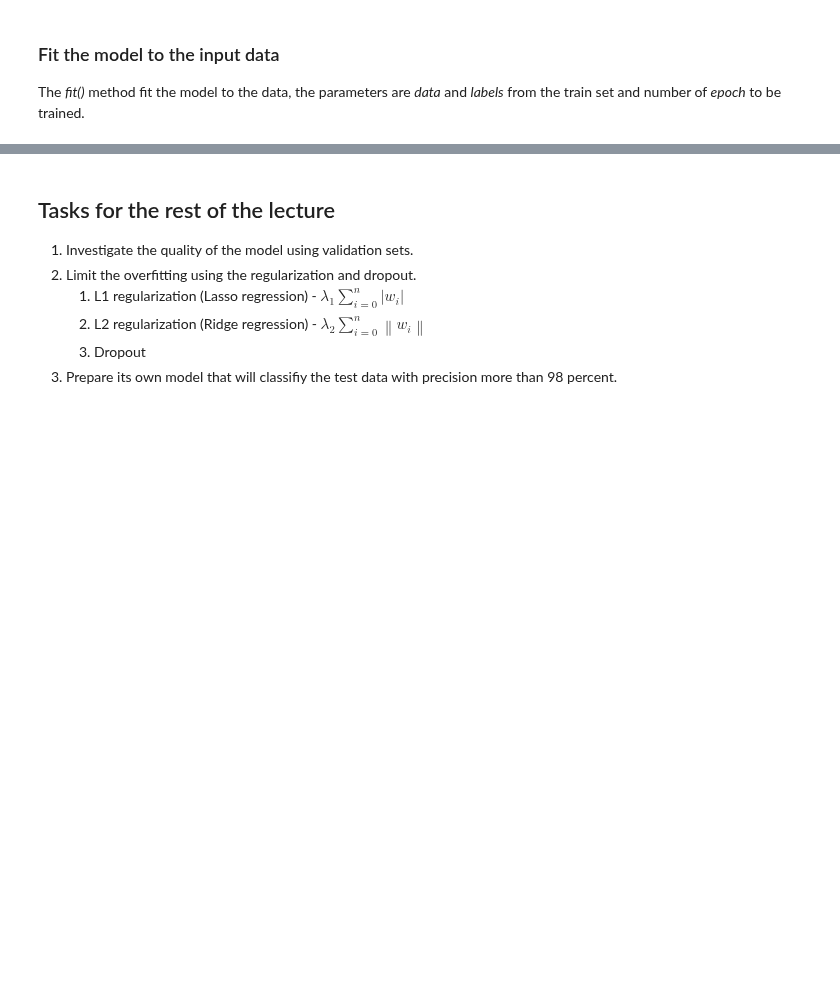
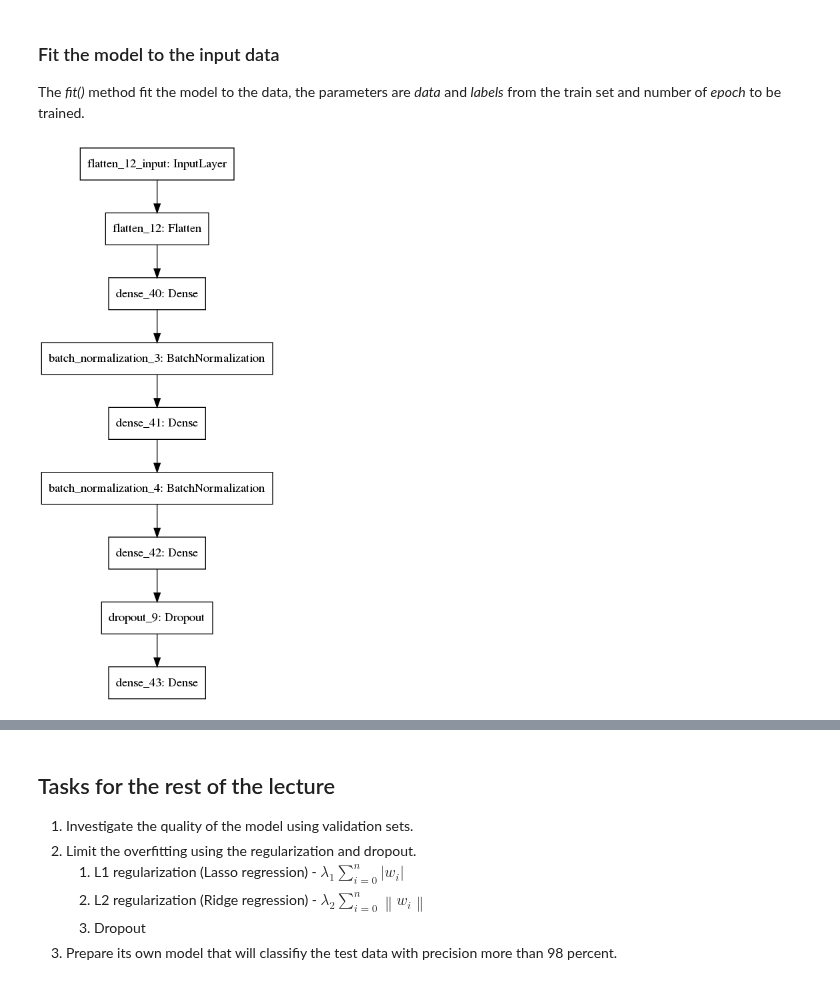
Before and after one commit to vojtechcima/2020-21-ARD, a Jupyter notebook: ds4_01.ipynb, the cells around one changed output, grey strips where cells are left out. Saved outputs shown, nothing was run; the diff lists cells and outputs as text; code cells hidden in the pictures; blank space fills up the shorter version.

```diff
--- a/ds4_01.ipynb
+++ b/ds4_01.ipynb
@@ -65,7 +74,12 @@ Each layer uses a activation functions collected in the [module nn](https://www.
 # %%
 model = keras.Sequential([
     keras.layers.Flatten(input_shape=(28, 28)),# Flatten module flatten the multidimension input into single vector 28x28 = 784 float numbers
+    keras.layers.Dense(512, activation=tf.nn.sigmoid), # standard dense-fully connected layer with the rectified lineaar function as an activation
+    keras.layers.BatchNormalization(), # standard dense-fully connected layer with the rectified lineaar function as an activation
+    keras.layers.Dense(64, activation=tf.nn.relu), # standard dense-fully connected layer with the rectified lineaar function as an activation
+    keras.layers.BatchNormalization(),
     keras.layers.Dense(32, activation=tf.nn.relu), # standard dense-fully connected layer with the rectified lineaar function as an activation
+    keras.layers.Dropout(0.5),
     keras.layers.Dense(10, activation=tf.nn.softmax), # another fully-connected layer with softmax activation function
 ])
 
@@ -118,7 +155,7 @@ Each model need to be compiled to be able to fit to the data and predict the lab
 # %%
 model.compile(optimizer='adam',
     loss = keras.losses.SparseCategoricalCrossentropy(from_logits=False),
-    metrics = ['accuracy']
+    metrics = ['accuracy'],
     )
 # %% [markdown]
 ### Model visualization
@@ -129,4 +166,8 @@ The model may be printed into image like the following image of our model:
 # %% [markdown]
 ### Fit the model to the input data
 The *fit()* method fit the model to the data, the parameters are *data* and *labels* from the train set and number of *epoch* to be trained.
+# %%
+keras.utils.plot_model(model)
+# %% [output]
+[figure, added]
 # %%
```
Also changed, not shown: parts of 9 cells of this notebook, 1 other file.
